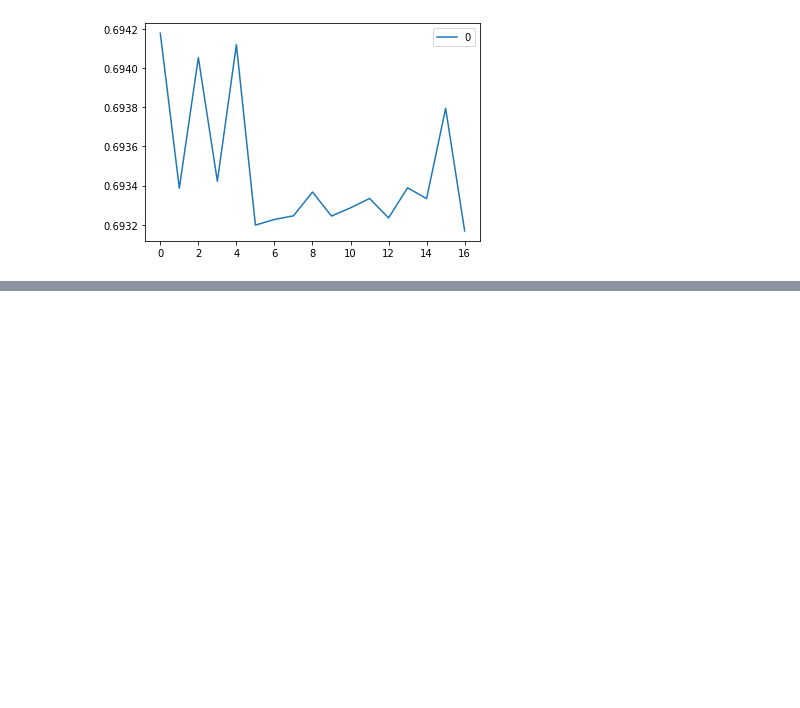
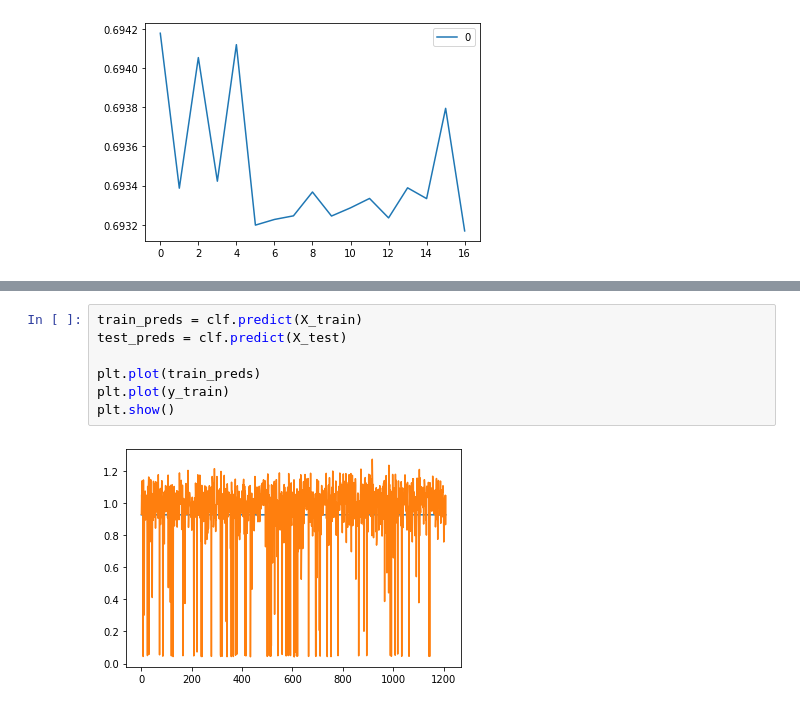
Before and after one commit to braceal/Drug-Design-Spring-2022, a Jupyter notebook: notebooks/hgraph-embedding.ipynb, the cells around one changed output, grey strips where cells are left out. Drawn from its saved outputs; the diff is of its cells as text; blank space fills up the shorter version.

```diff
--- a/notebooks/hgraph-embedding.ipynb
+++ b/notebooks/hgraph-embedding.ipynb
@@ -183,0 +215,9 @@ pd.DataFrame(clf.loss_curve_).plot()
+# %%
+train_preds = clf.predict(X_train)
+test_preds = clf.predict(X_test)
+
+plt.plot(train_preds)
+plt.plot(y_train)
+plt.show()
+# %% [output]
+[figure, added]
```
Also changed, not shown: parts of 9 cells of this notebook, 3 other files.
